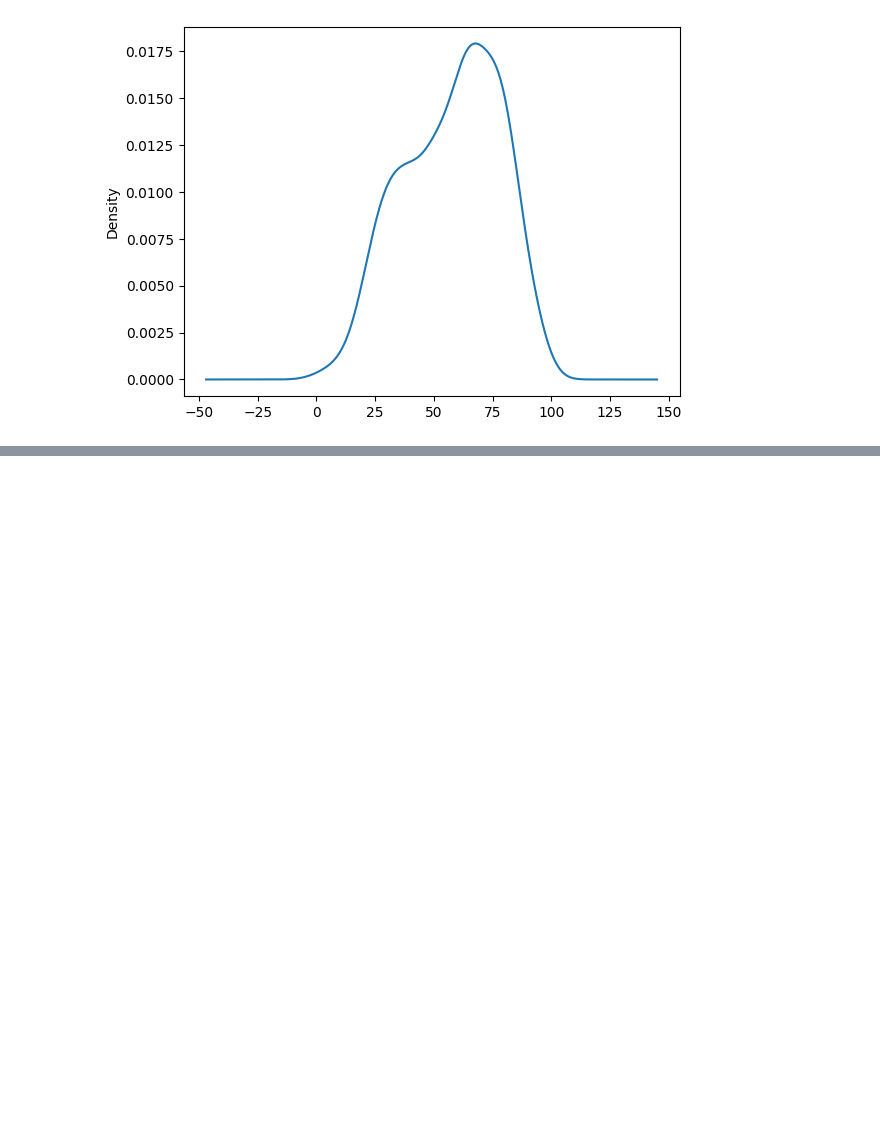
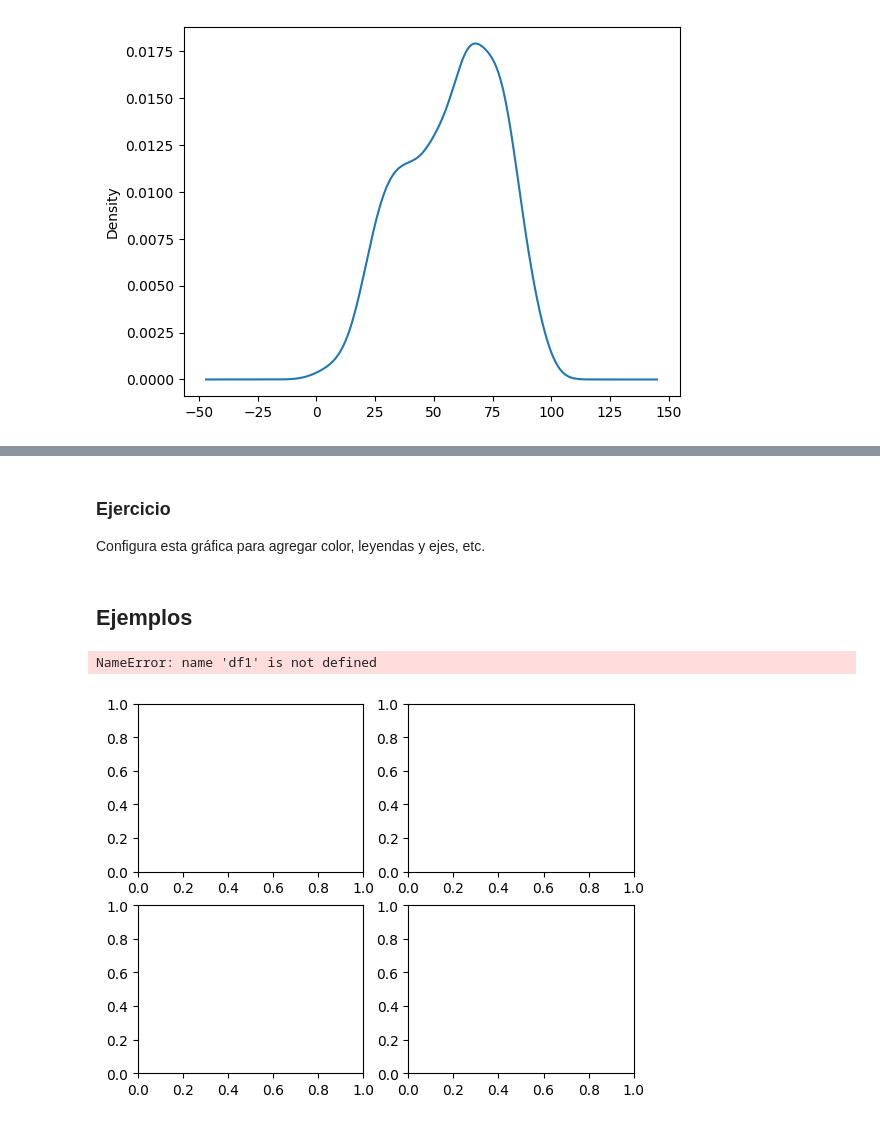
Before and after one commit to mar-esther23/CursoPandas2023, a Jupyter notebook: CP5-Graficas.ipynb, the cells around one changed output, grey strips where cells are left out. Cells and saved outputs as stored; diff of their text form; code cells hidden in the pictures; blank space fills up the shorter version.

```diff
--- a/CP5-Graficas.ipynb
+++ b/CP5-Graficas.ipynb
@@ -364,3 +435,17 @@ Los multi-gráficos son útiles para mostrar diferentes aspectos de un conjunto
+# %% [markdown]
+### Ejercicio
+
+Configura esta gráfica para agregar color, leyendas y ejes, etc.
+# %% [markdown]
+## Ejemplos
+# %%
+fig, axes = plt.subplots(nrows=2, ncols=2)
+
+df1.plot(ax=axes[0,0])
+df2.plot(ax=axes[0,1])
+# %% [output]
+NameError: name 'df1' is not defined
+[figure, added]
 # %%
 df['Fecha_inhumación_año'] = df['Fecha_inhumación'].dt.year
 # %%
```
Also changed, not shown: parts of 13 cells of this notebook.
